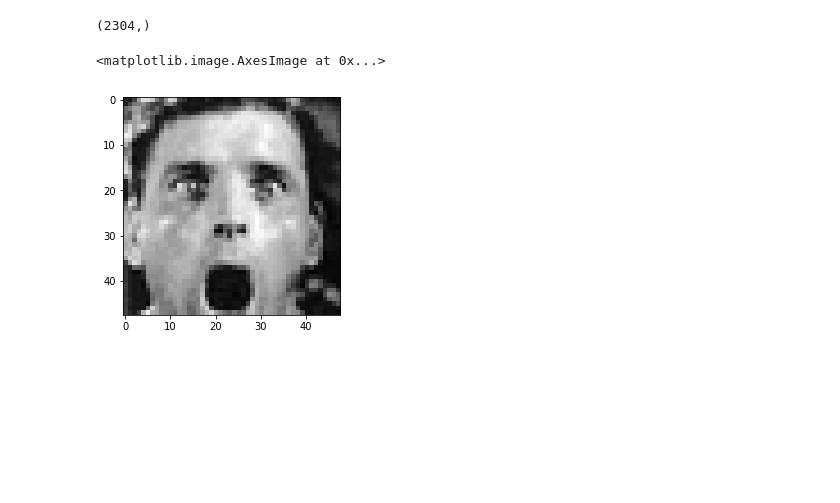
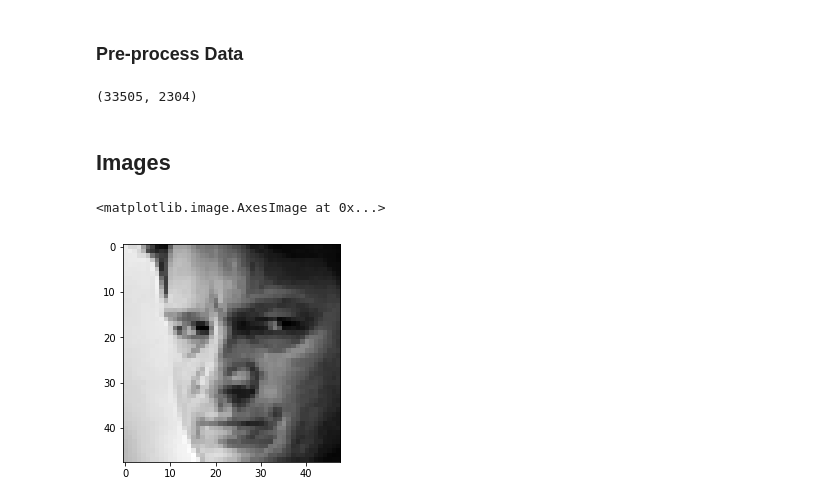
Before and after one commit to ashwanikumar04/udacity-mlnd-capstone, a Jupyter notebook: facial-expression.ipynb, the cells around one changed output. Drawn from its saved outputs; the diff is of its cells as text; code cells hidden in the pictures; blank space fills up the shorter version.

```diff
--- a/facial-expression.ipynb
+++ b/facial-expression.ipynb
@@ -94,0 +63,2 @@ import matplotlib.pyplot as plt
+# %% [markdown]
+### Pre-process Data
@@ -95,9 +97,11 @@ import matplotlib.pyplot as plt
 # %%
-train_X[0].shape
+train_X.shape
 # %% [output]
-(2304,)
+(33505, 2304)
+# %% [markdown]
+## Images
 # %%
-plt.imshow(train_X[29].reshape(48,48),cmap='gist_gray')
+plt.imshow(train_X[random.randint(1,train_X.shape[0])].reshape(48,48),cmap='gist_gray')
 # %% [output]
 <matplotlib.image.AxesImage at 0x...>
-[figure, old version]
+[figure, new version]
```
Also changed, not shown: parts of 21 cells of this notebook, 1 other file.
